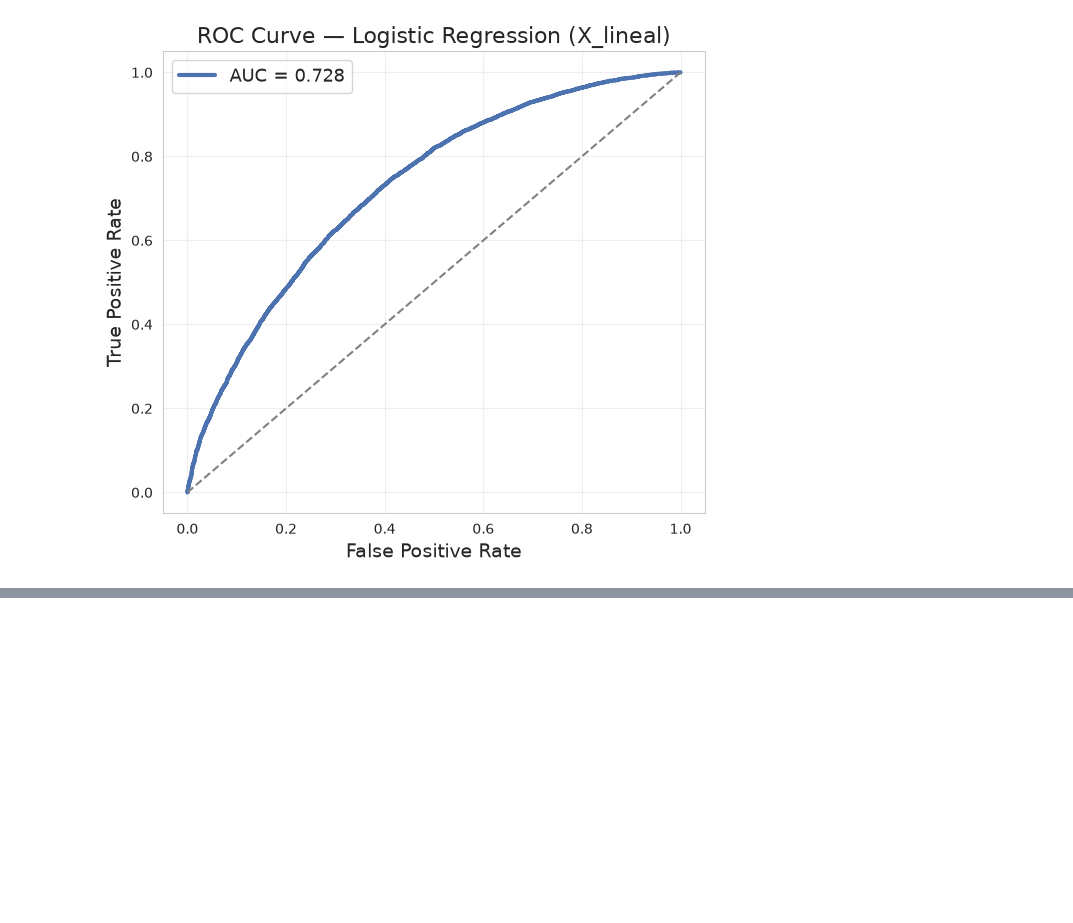
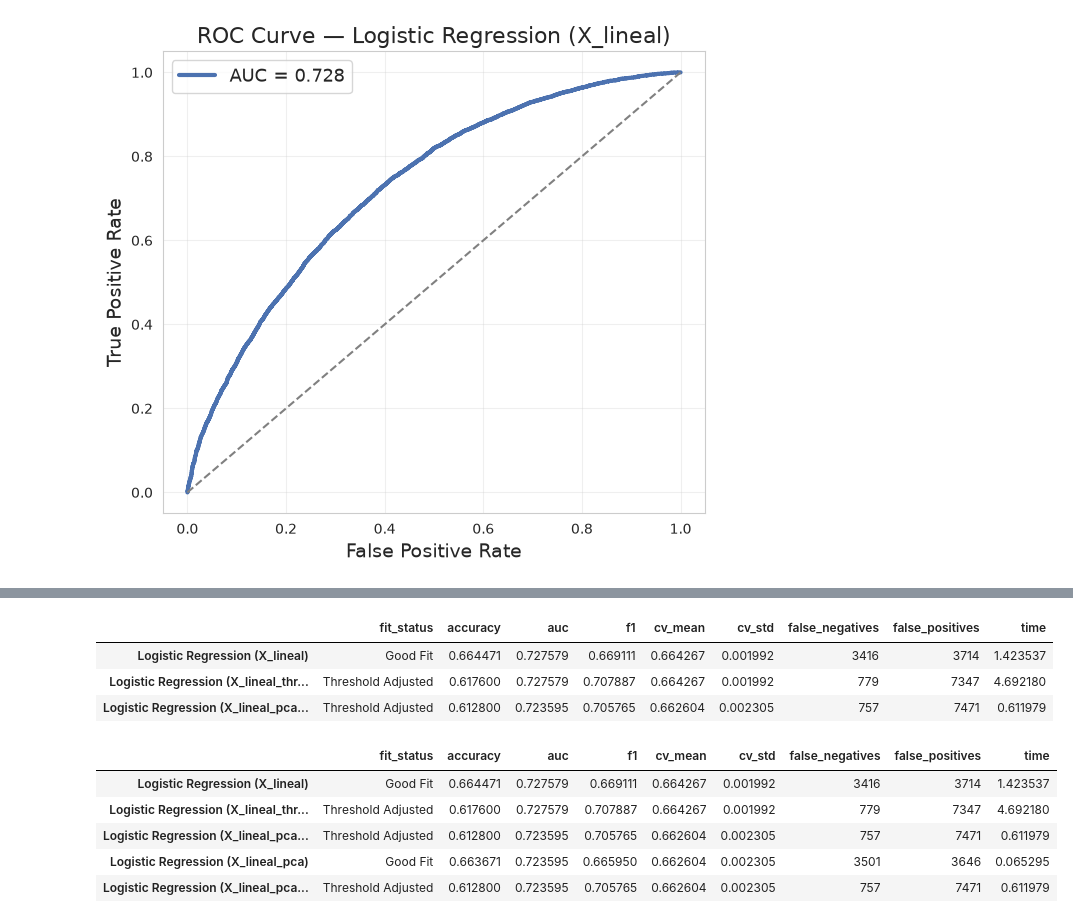
Before and after one commit to JoseAlberto88/Credit-Default-Risk-Analysis, a Jupyter notebook: python/4. Logistic regression.ipynb, the cells around one changed output, grey strips where cells are left out. Cells and saved outputs as stored; diff of their text form; code cells hidden in the pictures; blank space fills up the shorter version.

```diff
--- a/python/4. Logistic regression.ipynb
+++ b/python/4. Logistic regression.ipynb
@@ -570,0 +928,49 @@ Together, these two models illustrate the shift from a statistically balanced cl
+# %%
+# ============================================================
+# Build new PCA threshold model row
+# ============================================================
+
+log_thresh_pca_model = {
+    "fit_status": "Threshold Adjusted",
+    "accuracy": accuracy_pca_030,
+    "auc": auc_pca,
+    "f1": f1_pca_030,
+    "cv_mean": cv_mean_pca,
+    "cv_std": cv_std_pca,
+    "false_negatives": FN_pca_030,
+    "false_positives": FP_pca_030,
+    "time": exec_time_pca_030
+}
+
+log_thresh_pca_table = pd.DataFrame(
+    [log_thresh_pca_model],
+    index=["Logistic Regression (X_lineal_pca_threshold_30%)"]
+)
+
+# Append to main results table
+log_table = pd.concat([log_table, log_thresh_pca_table], axis=0)
+
+log_table
+# %% [output]
+|  | fit_status | accuracy | auc | f1 | cv_mean | cv_std | false_negatives | false_positives | time |
+| Logistic Regression (X_lineal) | Good Fit | 0.664471 | 0.727579 | 0.669111 | 0.664267 | 0.001992 | 3416 | 3714 | 1.423537 |
+| Logistic Regression (X_lineal_thr... | Threshold Adjusted | 0.617600 | 0.727579 | 0.707887 | 0.664267 | 0.001992 | 779 | 7347 | 4.692180 |
+| Logistic Regression (X_lineal_pca... | Threshold Adjusted | 0.612800 | 0.723595 | 0.705765 | 0.662604 | 0.002305 | 757 | 7471 | 0.611979 |
+# %%
+# ============================================================
+# Append PCA baseline + PCA threshold rows into main log_table
+# ============================================================
+
+log_table = pd.concat(
+    [log_table, log_table_pca, log_thresh_pca_table],
+    axis=0
+)
+
+log_table
+# %% [output]
+|  | fit_status | accuracy | auc | f1 | cv_mean | cv_std | false_negatives | false_positives | time |
+| Logistic Regression (X_lineal) | Good Fit | 0.664471 | 0.727579 | 0.669111 | 0.664267 | 0.001992 | 3416 | 3714 | 1.423537 |
+| Logistic Regression (X_lineal_thr... | Threshold Adjusted | 0.617600 | 0.727579 | 0.707887 | 0.664267 | 0.001992 | 779 | 7347 | 4.692180 |
+| Logistic Regression (X_lineal_pca... | Threshold Adjusted | 0.612800 | 0.723595 | 0.705765 | 0.662604 | 0.002305 | 757 | 7471 | 0.611979 |
+| Logistic Regression (X_lineal_pca) | Good Fit | 0.663671 | 0.723595 | 0.665950 | 0.662604 | 0.002305 | 3501 | 3646 | 0.065295 |
+| Logistic Regression (X_lineal_pca... | Threshold Adjusted | 0.612800 | 0.723595 | 0.705765 | 0.662604 | 0.002305 | 757 | 7471 | 0.611979 |
```
Also changed, not shown: parts of 17 cells of this notebook.
